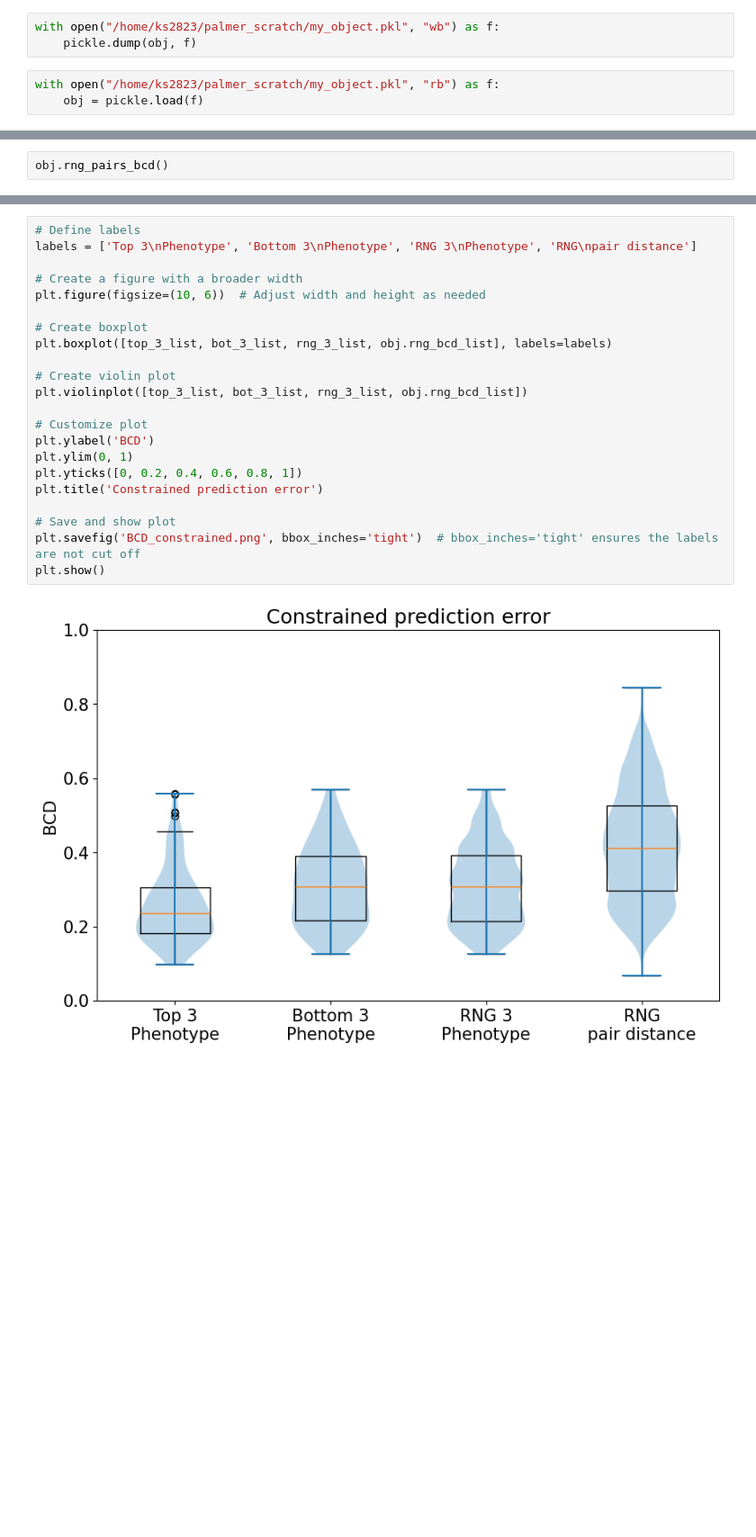
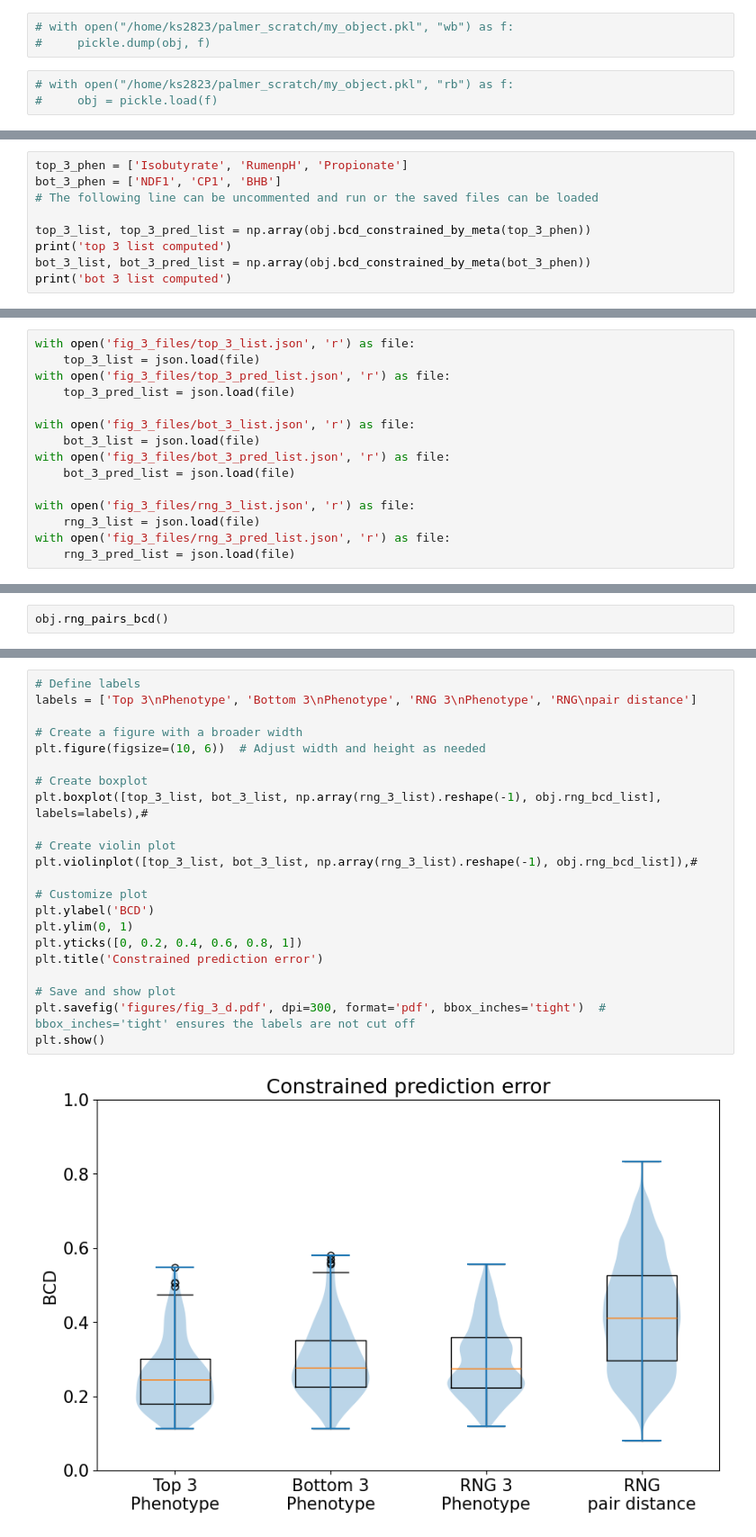
Before and after one commit to karthik-yale/host_microbe, a Jupyter notebook: fig_3.ipynb, the cells around one changed output, grey strips where cells are left out. Shown at 90% size. Drawn from its saved outputs; the diff is of its cells as text; blank space fills up the shorter version.

```diff
--- a/fig_3.ipynb
+++ b/fig_3.ipynb
@@ -119,6 +186,6 @@ obj.create_in_silico_samples(3*1e7)
 # %%
-with open("/home/ks2823/palmer_scratch/my_object.pkl", "wb") as f:
-    pickle.dump(obj, f)
+# with open("/home/ks2823/palmer_scratch/my_object.pkl", "wb") as f:
+#     pickle.dump(obj, f)
 # %%
-with open("/home/ks2823/palmer_scratch/my_object.pkl", "rb") as f:
-    obj = pickle.load(f)
+# with open("/home/ks2823/palmer_scratch/my_object.pkl", "rb") as f:
+#     obj = pickle.load(f)
@@ -125 +194,10 @@ with open("/home/ks2823/palmer_scratch/my_object.pkl", "rb") as f:
+# %%
+top_3_phen = ['Isobutyrate', 'RumenpH', 'Propionate']
+bot_3_phen = ['NDF1', 'CP1', 'BHB']
+# The following line can be uncommented and run or the saved files can be loaded
+
+top_3_list, top_3_pred_list = np.array(obj.bcd_constrained_by_meta(top_3_phen))
+print('top 3 list computed')
+bot_3_list, bot_3_pred_list = np.array(obj.bcd_constrained_by_meta(bot_3_phen))
+print('bot 3 list computed')
 # %%
@@ -147,0 +241,15 @@ top 3 list computed
+# %%
+with open('fig_3_files/top_3_list.json', 'r') as file:
+    top_3_list = json.load(file)
+with open('fig_3_files/top_3_pred_list.json', 'r') as file:
+    top_3_pred_list = json.load(file)
+
+with open('fig_3_files/bot_3_list.json', 'r') as file:
+    bot_3_list = json.load(file)
+with open('fig_3_files/bot_3_pred_list.json', 'r') as file:
+    bot_3_pred_list = json.load(file)
+
+with open('fig_3_files/rng_3_list.json', 'r') as file:
+    rng_3_list = json.load(file)
+with open('fig_3_files/rng_3_pred_list.json', 'r') as file:
+    rng_3_pred_list = json.load(file)
@@ -154,24 +260,24 @@ obj.rng_bcd_list.shape
 # %%
 # Define labels
 labels = ['Top 3\nPhenotype', 'Bottom 3\nPhenotype', 'RNG 3\nPhenotype', 'RNG\npair distance']
 
 # Create a figure with a broader width
 plt.figure(figsize=(10, 6))  # Adjust width and height as needed
 
 # Create boxplot
-plt.boxplot([top_3_list, bot_3_list, rng_3_list, obj.rng_bcd_list], labels=labels)
+plt.boxplot([top_3_list, bot_3_list, np.array(rng_3_list).reshape(-1), obj.rng_bcd_list], labels=labels),#
 
 # Create violin plot
-plt.violinplot([top_3_list, bot_3_list, rng_3_list, obj.rng_bcd_list])
+plt.violinplot([top_3_list, bot_3_list, np.array(rng_3_list).reshape(-1), obj.rng_bcd_list]),#
 
 # Customize plot
 plt.ylabel('BCD')
 plt.ylim(0, 1)
 plt.yticks([0, 0.2, 0.4, 0.6, 0.8, 1])
 plt.title('Constrained prediction error')
 
 # Save and show plot
-plt.savefig('BCD_constrained.png', bbox_inches='tight')  # bbox_inches='tight' ensures the labels are not cut off
+plt.savefig('figures/fig_3_d.pdf', dpi=300, format='pdf', bbox_inches='tight')  # bbox_inches='tight' ensures the labels are not cut off
 plt.show()
 # %% [output]
-[figure, old version]
+[figure, new version]
```
Also changed, not shown: parts of 45 cells of this notebook, 7 other files.
